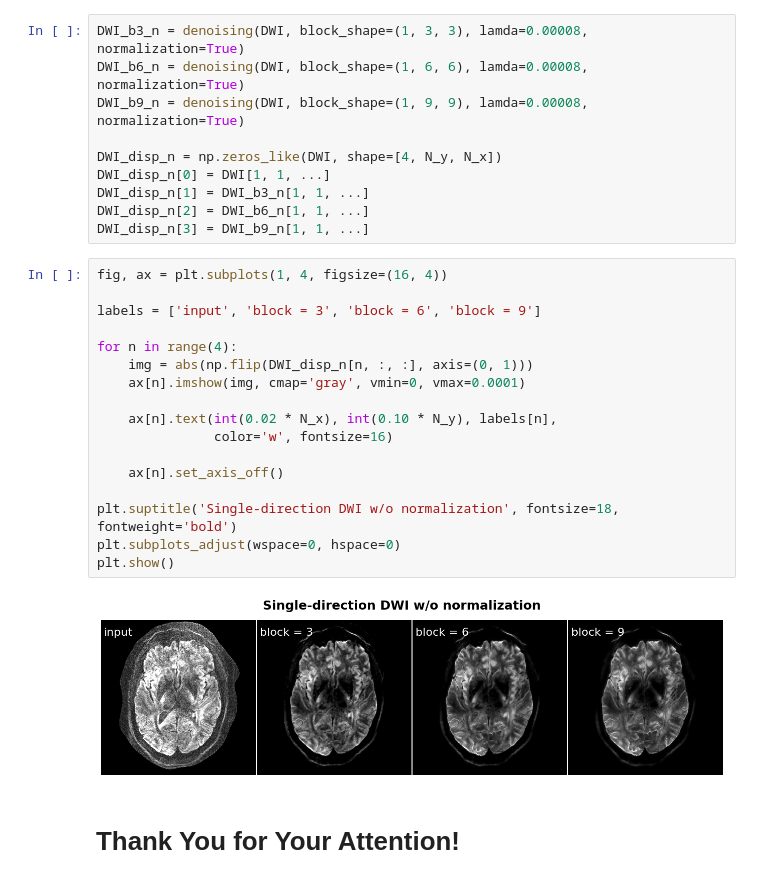
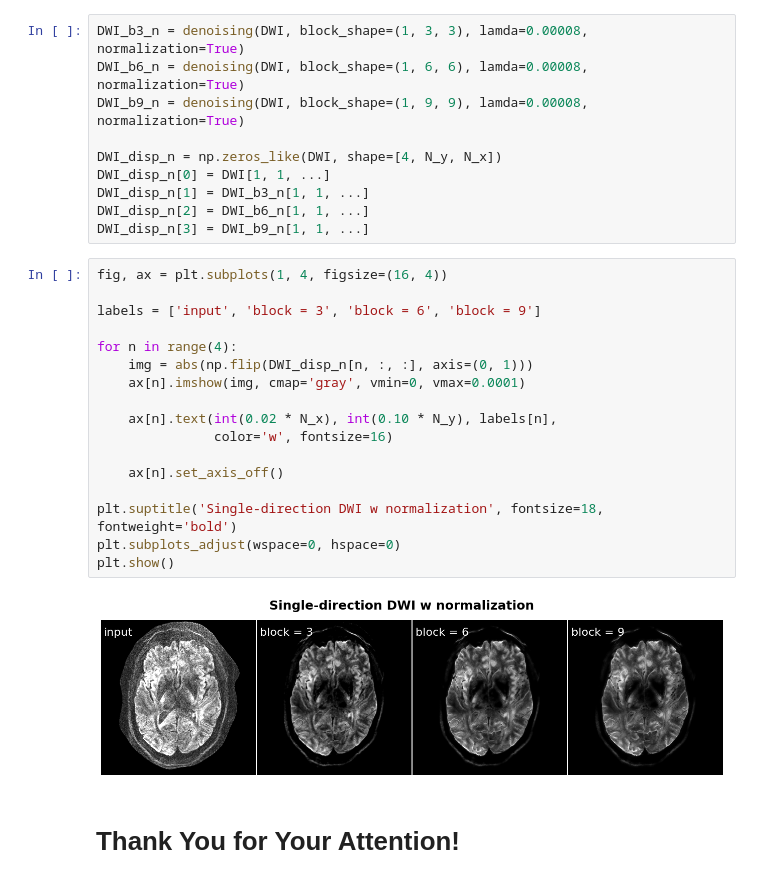
Before and after one commit to ZhengguoTan/NAViEPI, a Jupyter notebook: demo_llr.ipynb, the cells around one changed output. Drawn from its saved outputs; the diff is of its cells as text.

```diff
--- a/demo_llr.ipynb
+++ b/demo_llr.ipynb
@@ -280,21 +281,21 @@ DWI_disp_n[3] = DWI_b9_n[1, 1, ...]
 # %%
 fig, ax = plt.subplots(1, 4, figsize=(16, 4))
 
 labels = ['input', 'block = 3', 'block = 6', 'block = 9']
 
 for n in range(4):
     img = abs(np.flip(DWI_disp_n[n, :, :], axis=(0, 1)))
     ax[n].imshow(img, cmap='gray', vmin=0, vmax=0.0001)
 
     ax[n].text(int(0.02 * N_x), int(0.10 * N_y), labels[n],
                color='w', fontsize=16)
 
     ax[n].set_axis_off()
 
-plt.suptitle('Single-direction DWI w/o normalization', fontsize=18, fontweight='bold')
+plt.suptitle('Single-direction DWI w normalization', fontsize=18, fontweight='bold')
 plt.subplots_adjust(wspace=0, hspace=0)
 plt.show()
 # %% [output]
-[figure, old version]
+[figure, new version]
 # %% [markdown]
 # Thank You for Your Attention!
```
Also changed, not shown: parts of 4 cells of this notebook.
